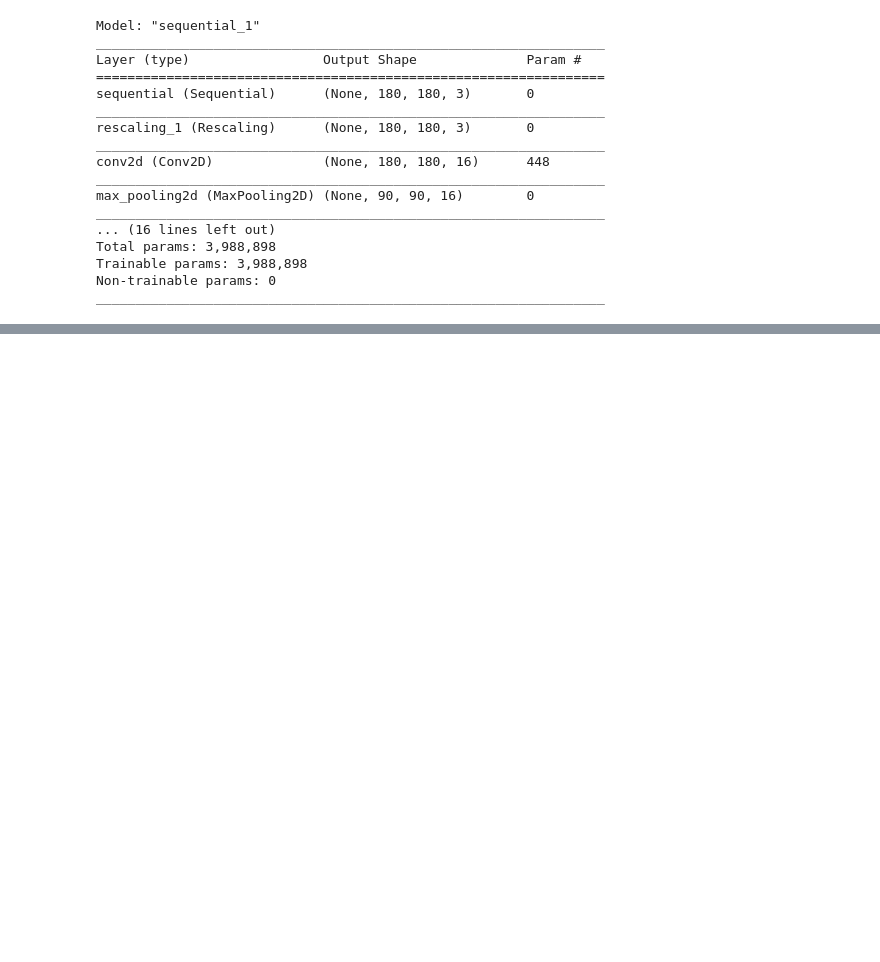
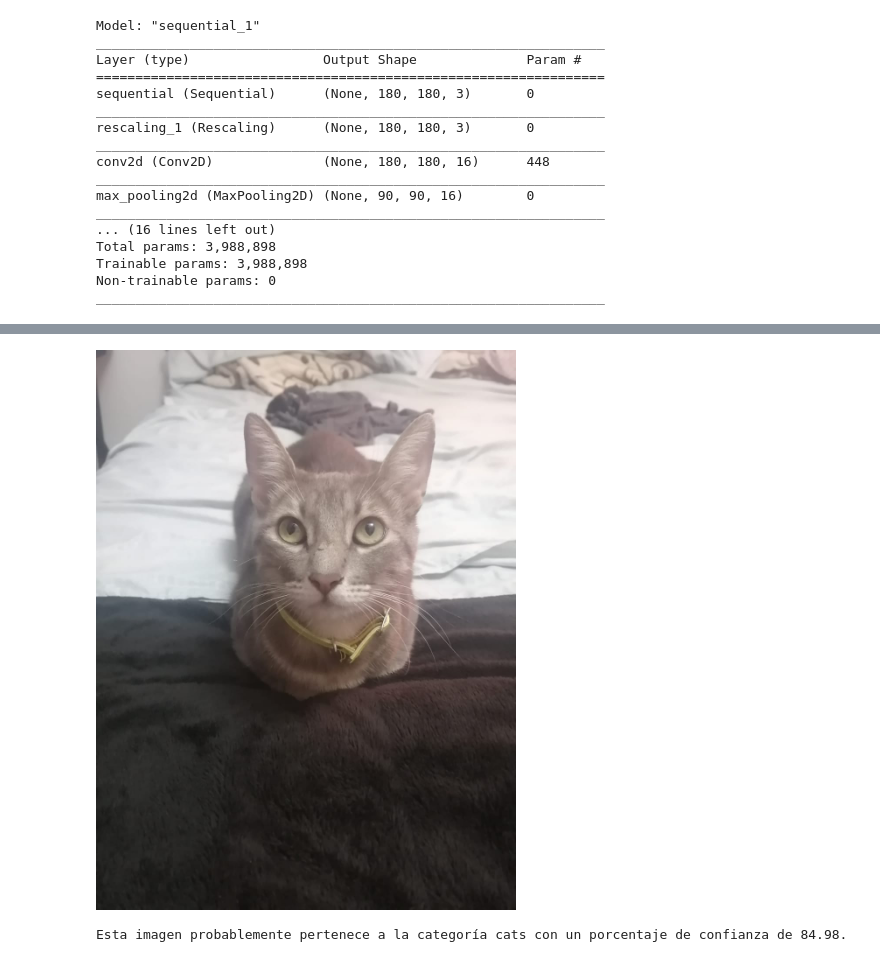
Before and after one commit to DanielaOlmos/Seminario-FC, a Jupyter notebook: CatsVsDogs_base.ipynb, the cells around one changed output, grey strips where cells are left out. Drawn from its saved outputs; the diff is of its cells as text; code cells hidden in the pictures; blank space fills up the shorter version.

```diff
--- a/CatsVsDogs_base.ipynb
+++ b/CatsVsDogs_base.ipynb
@@ -244,0 +238,23 @@ Esta imagen probablemente pertenece a la categoría dogs con un porcentaje de co
+# %%
+prueba_dir = pathlib.Path("dataset/junior_1.jpeg")
+PIL.Image.open(prueba_dir)
+# %% [output]
+[figure, added]
+# %%
+prueba_img = keras.preprocessing.image.load_img(
+    prueba_dir,
+    target_size=(img_height, img_width)
+)
+
+prueba_array = keras.preprocessing.image.img_to_array(prueba_img)
+prueba_array = tf.expand_dims(prueba_array, 0)
+
+predictions = model.predict(prueba_array)
+score = tf.nn.softmax(predictions[0])
+
+print(
+    "Esta imagen probablemente pertenece a la categoría {} con un porcentaje de confianza de {:.2f}."
+    .format(class_names[np.argmax(score)], 100 * np.max(score))
+)
+# %% [output]
+Esta imagen probablemente pertenece a la categoría cats con un porcentaje de confianza de 84.98.
```
Also changed, not shown: parts of 5 cells of this notebook.
